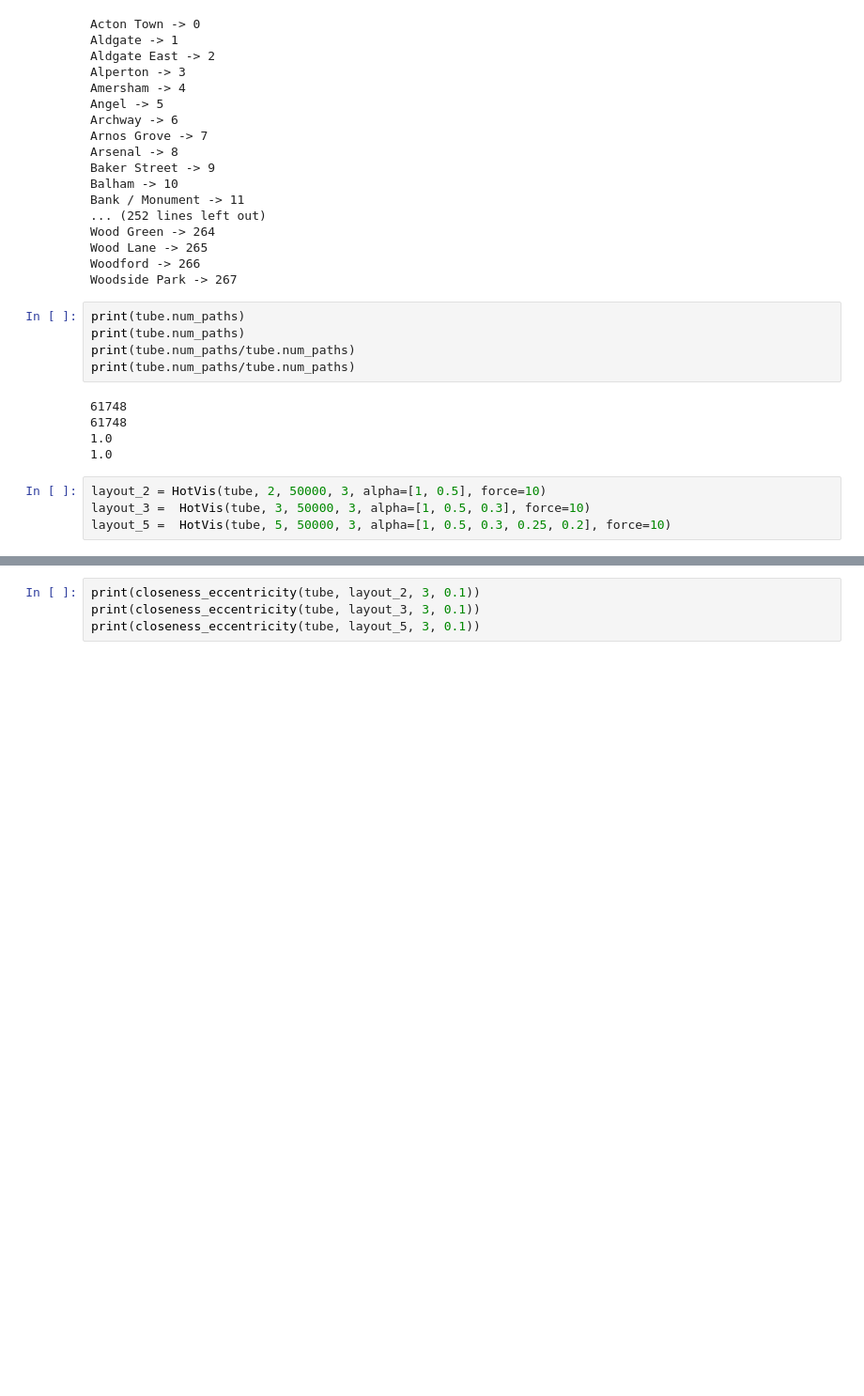
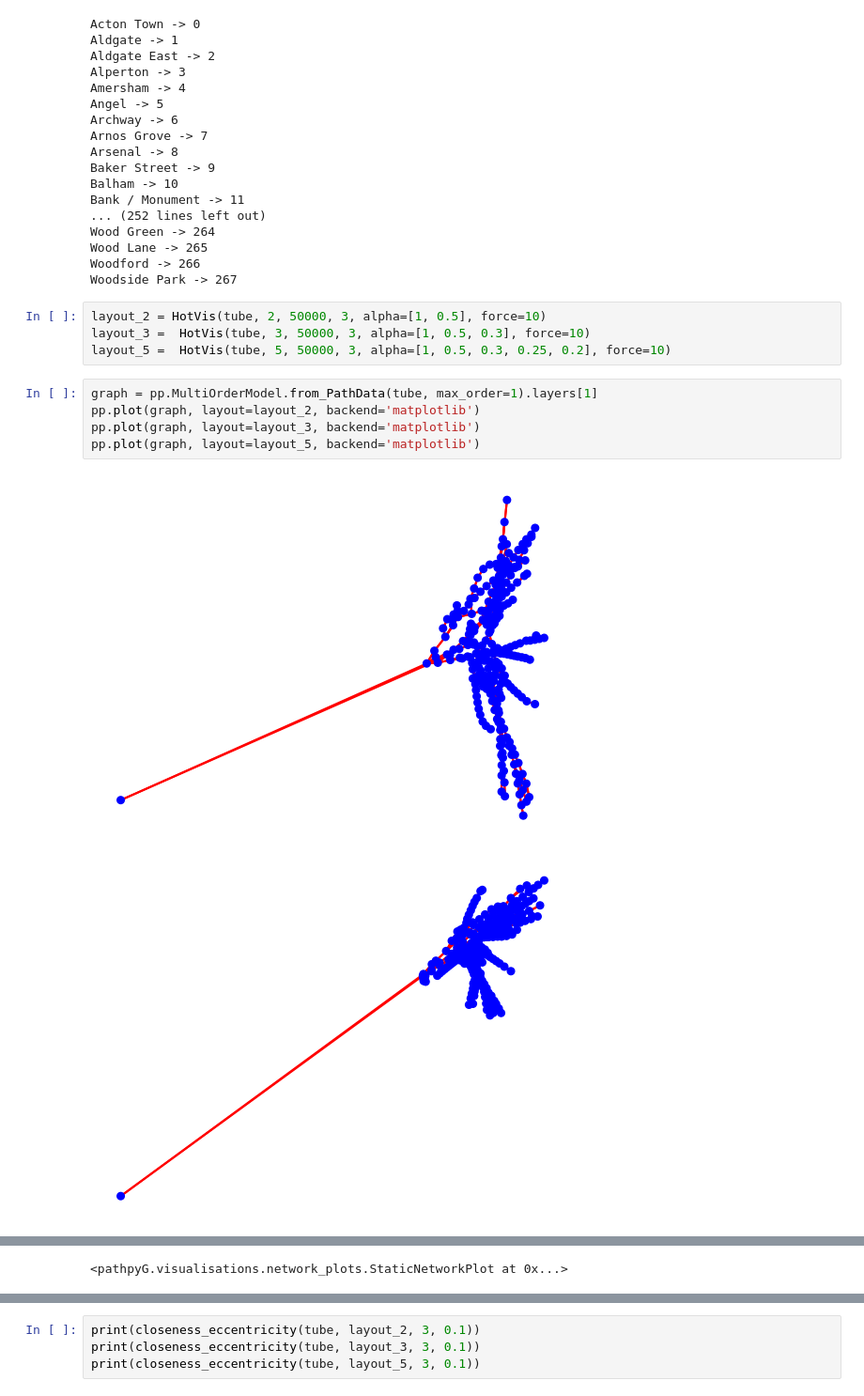
Before and after one commit to jusch2109/pathpyG, a Jupyter notebook: src/pathpyG/visualisations/Project_JS/HotVisTube.ipynb, the cells around one changed output, grey strips where cells are left out. Shown at 94% size. Saved outputs shown, nothing was run; the diff lists cells and outputs as text; blank space fills up the shorter version.

```diff
--- a/src/pathpyG/visualisations/Project_JS/HotVisTube.ipynb
+++ b/src/pathpyG/visualisations/Project_JS/HotVisTube.ipynb
@@ -41,17 +41,15 @@ Wood Green -> 264
 Wood Lane -> 265
 Woodford -> 266
 Woodside Park -> 267
-# %%
-print(tube.num_paths)
-print(tube.num_paths)
-print(tube.num_paths/tube.num_paths)
-print(tube.num_paths/tube.num_paths)
-# %% [output]
-61748
-61748
-1.0
-1.0
 # %%
 layout_2 = HotVis(tube, 2, 50000, 3, alpha=[1, 0.5], force=10)
 layout_3 =  HotVis(tube, 3, 50000, 3, alpha=[1, 0.5, 0.3], force=10)
 layout_5 =  HotVis(tube, 5, 50000, 3, alpha=[1, 0.5, 0.3, 0.25, 0.2], force=10)
+# %%
+graph = pp.MultiOrderModel.from_PathData(tube, max_order=1).layers[1]
+pp.plot(graph, layout=layout_2, backend='matplotlib')
+pp.plot(graph, layout=layout_3, backend='matplotlib')
+pp.plot(graph, layout=layout_5, backend='matplotlib')
+# %% [output]
+[figure, added]
+[figure, added]
@@ -58,3 +57,4 @@ layout_5 =  HotVis(tube, 5, 50000, 3, alpha=[1, 0.5, 0.3, 0.25, 0.2], force=10)
+<pathpyG.visualisations.network_plots.StaticNetworkPlot at 0x...>
 # %%
 print(edge_crossing(tube, layout_2))
 print(edge_crossing(tube, layout_3))
```
Also changed, not shown: parts of 3 cells of this notebook, 15 other files.
